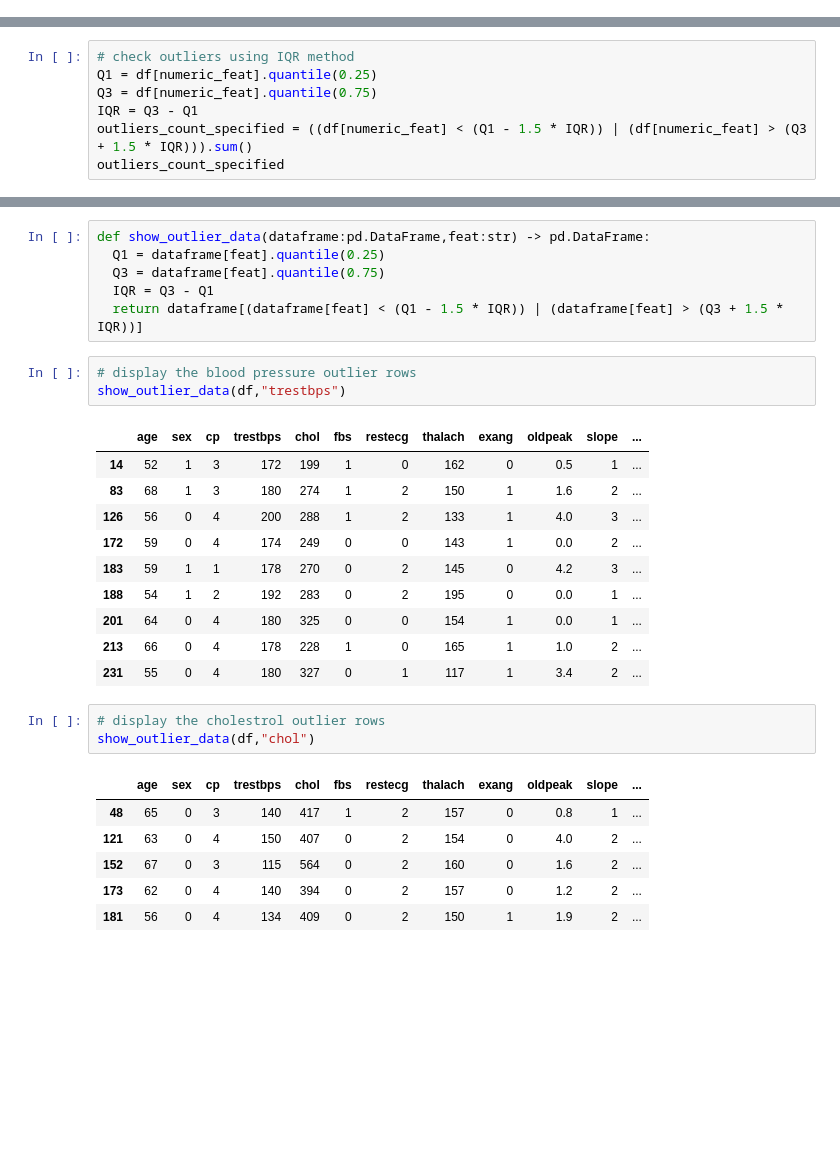
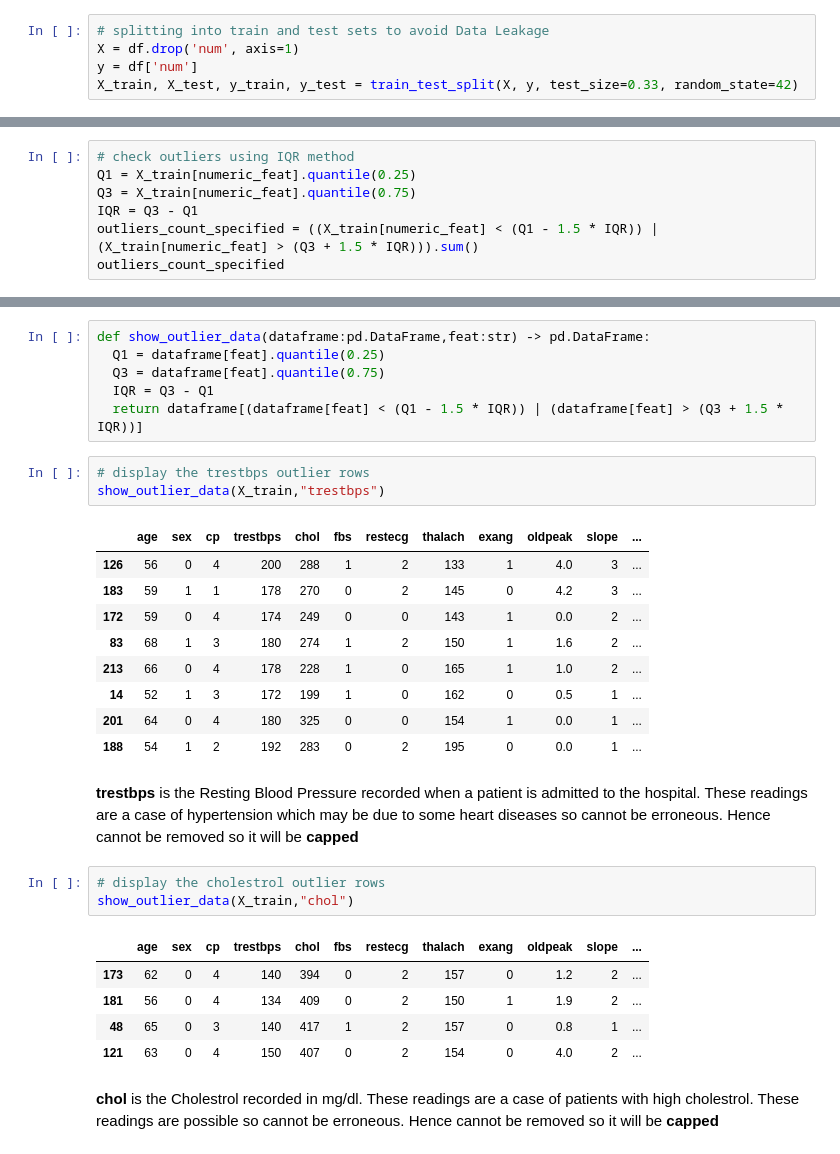
Before and after one commit to HussainAhmed202/MLProject, a Jupyter notebook: notebooks/heart_disease_prediction.ipynb, the cells around one changed output, grey strips where cells are left out. Drawn from its saved outputs; the diff is of its cells as text; blank space fills up the shorter version.

Commit message:
Handling outliers completed

```diff
--- a/notebooks/heart_disease_prediction.ipynb
+++ b/notebooks/heart_disease_prediction.ipynb
@@ -114,6 +112,11 @@ df.head()
 *Step 3* - **Handle Missing Values**
 
 *Step 4* - **Scaling and Normalization of Data**
+# %%
+# splitting into train and test sets to avoid Data Leakage
+X = df.drop('num', axis=1)
+y = df['num']
+X_train, X_test, y_train, y_test = train_test_split(X, y, test_size=0.33, random_state=42)
 # %% [markdown]
 ### Exploratory Data Analysis
 ***Steps to perform***
@@ -359,10 +362,10 @@ Since **Z-score method** assumes a normal distribution and is sensitive to misid
 On the other hand, the **IQR method** is more robust and less affected by the skewness.
 # %%
 # check outliers using IQR method
-Q1 = df[numeric_feat].quantile(0.25)
-Q3 = df[numeric_feat].quantile(0.75)
+Q1 = X_train[numeric_feat].quantile(0.25)
+Q3 = X_train[numeric_feat].quantile(0.75)
 IQR = Q3 - Q1
-outliers_count_specified = ((df[numeric_feat] < (Q1 - 1.5 * IQR)) | (df[numeric_feat] > (Q3 + 1.5 * IQR))).sum()
+outliers_count_specified = ((X_train[numeric_feat] < (Q1 - 1.5 * IQR)) | (X_train[numeric_feat] > (Q3 + 1.5 * IQR))).sum()
 outliers_count_specified
 # %% [output]
 age         0
@@ -385,28 +388,30 @@ def show_outlier_data(dataframe:pd.DataFrame,feat:str) -> pd.DataFrame:
   IQR = Q3 - Q1
   return dataframe[(dataframe[feat] < (Q1 - 1.5 * IQR)) | (dataframe[feat] > (Q3 + 1.5 * IQR))]
 # %%
-# display the blood pressure outlier rows
-show_outlier_data(df,"trestbps")
+# display the trestbps outlier rows
+show_outlier_data(X_train,"trestbps")
 # %% [output]
 |  | age | sex | cp | trestbps | chol | fbs | restecg | thalach | exang | oldpeak | slope | ... |
+| 126 | 56 | 0 | 4 | 200 | 288 | 1 | 2 | 133 | 1 | 4.0 | 3 | ... |
+| 183 | 59 | 1 | 1 | 178 | 270 | 0 | 2 | 145 | 0 | 4.2 | 3 | ... |
+| 172 | 59 | 0 | 4 | 174 | 249 | 0 | 0 | 143 | 1 | 0.0 | 2 | ... |
+| 83 | 68 | 1 | 3 | 180 | 274 | 1 | 2 | 150 | 1 | 1.6 | 2 | ... |
+| 213 | 66 | 0 | 4 | 178 | 228 | 1 | 0 | 165 | 1 | 1.0 | 2 | ... |
 | 14 | 52 | 1 | 3 | 172 | 199 | 1 | 0 | 162 | 0 | 0.5 | 1 | ... |
-| 83 | 68 | 1 | 3 | 180 | 274 | 1 | 2 | 150 | 1 | 1.6 | 2 | ... |
-| 126 | 56 | 0 | 4 | 200 | 288 | 1 | 2 | 133 | 1 | 4.0 | 3 | ... |
-| 172 | 59 | 0 | 4 | 174 | 249 | 0 | 0 | 143 | 1 | 0.0 | 2 | ... |
-| 183 | 59 | 1 | 1 | 178 | 270 | 0 | 2 | 145 | 0 | 4.2 | 3 | ... |
+| 201 | 64 | 0 | 4 | 180 | 325 | 0 | 0 | 154 | 1 | 0.0 | 1 | ... |
 | 188 | 54 | 1 | 2 | 192 | 283 | 0 | 2 | 195 | 0 | 0.0 | 1 | ... |
-| 201 | 64 | 0 | 4 | 180 | 325 | 0 | 0 | 154 | 1 | 0.0 | 1 | ... |
-| 213 | 66 | 0 | 4 | 178 | 228 | 1 | 0 | 165 | 1 | 1.0 | 2 | ... |
-| 231 | 55 | 0 | 4 | 180 | 327 | 0 | 1 | 117 | 1 | 3.4 | 2 | ... |
+# %% [markdown]
+**trestbps** is the Resting Blood Pressure recorded when a patient is admitted to the hospital. These readings are a case of hypertension which may be due to some heart diseases so cannot be erroneous. Hence cannot be removed so it will be **capped**
 # %%
 # display the cholestrol outlier rows
-show_outlier_data(df,"chol")
+show_outlier_data(X_train,"chol")
 # %% [output]
 |  | age | sex | cp | trestbps | chol | fbs | restecg | thalach | exang | oldpeak | slope | ... |
+| 173 | 62 | 0 | 4 | 140 | 394 | 0 | 2 | 157 | 0 | 1.2 | 2 | ... |
+| 181 | 56 | 0 | 4 | 134 | 409 | 0 | 2 | 150 | 1 | 1.9 | 2 | ... |
 | 48 | 65 | 0 | 3 | 140 | 417 | 1 | 2 | 157 | 0 | 0.8 | 1 | ... |
 | 121 | 63 | 0 | 4 | 150 | 407 | 0 | 2 | 154 | 0 | 4.0 | 2 | ... |
-| 152 | 67 | 0 | 3 | 115 | 564 | 0 | 2 | 160 | 0 | 1.6 | 2 | ... |
-| 173 | 62 | 0 | 4 | 140 | 394 | 0 | 2 | 157 | 0 | 1.2 | 2 | ... |
-| 181 | 56 | 0 | 4 | 134 | 409 | 0 | 2 | 150 | 1 | 1.9 | 2 | ... |
+# %% [markdown]
+**chol** is the Cholestrol recorded in mg/dl. These readings are a case of patients with high cholestrol. These readings are possible so cannot be erroneous. Hence cannot be removed so it will be **capped**
 # %%
 # display the max heart rate achieved outlier rows
```
Also changed, not shown: parts of 16 cells of this notebook.
